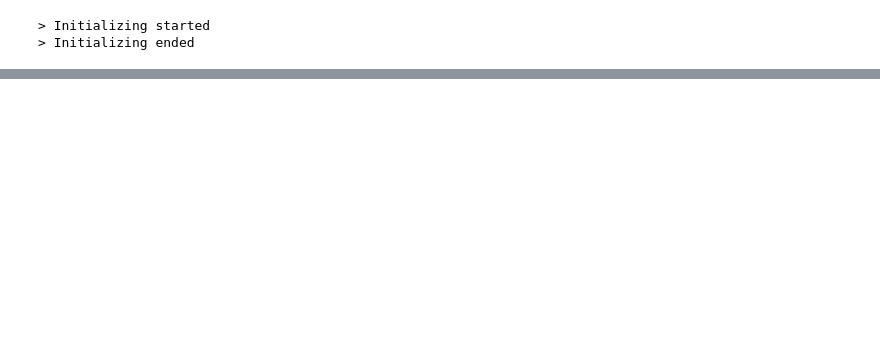
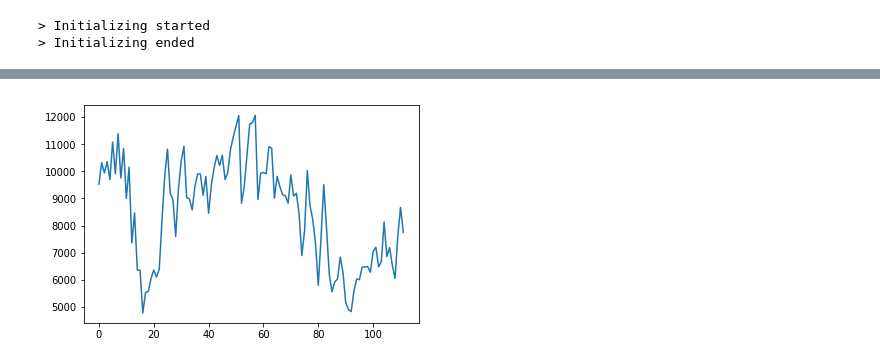
Before and after one commit to muhammadahmad2/4220Project, a Jupyter notebook: Project.ipynb, the cells around one changed output, grey strips where cells are left out. Drawn from its saved outputs; the diff is of its cells as text; code cells hidden in the pictures; blank space fills up the shorter version.

Commit message:
Eigenfaces working on video for one face

```diff
--- a/Project.ipynb
+++ b/Project.ipynb
@@ -6,11 +6,11 @@ import random
 import numpy as np
 # %%
 class Eigenfaces(object):                                                       # *** COMMENTS ***
-    faces_count = 40
+    faces_count = 2
 
     faces_dir = '.'                                                             # directory path to the AT&T faces
 
-    l = 400                                      # training images count
+    l = (400)                                      # training images count
     m = 92                                                                      # number of columns of the image
     n = 112                                                                     # number of rows of the image
     mn = m * n                                                                  # length of the column vector
@@ -27,12 +27,11 @@ class Eigenfaces(object):
         test_images = []
         labels = []
 
-
         i = 0
         a = 0
-        for imgfolder in os.listdir('./att_faces/'):
-            for filename in os.listdir('./att_faces/' + imgfolder):
-                filename = './att_faces/' + imgfolder + '/'+ filename
+        for imgfolder in os.listdir('./Bioid/'):
+            for filename in os.listdir('./Bioid/' + imgfolder):
+                filename = './Bioid/' + imgfolder + '/'+ filename
                 if (filename.lower().endswith(('.png', '.jpg', '.jpeg','.pgm'))):
                     img=cv2.imread(filename,0)
 
@@ -43,6 +42,8 @@ class Eigenfaces(object):
                     L[:, i] = img_col[:]                                      # set the cur_img-th column to the current training image
 
                     i += 1
+                    #L[:, i] = img_col[:]
+                    #i+=1
 
 
 
@@ -107,7 +108,10 @@ class Eigenfaces(object):
         norms = np.linalg.norm(diff, axis=0)
 
         closest_face_id = np.argmin(norms) +1                                     # the id [0..240) of the minerror face to the sample
-        return closest_face_id,diff,norms,self.W,S,img_col1,img_col2,img_col3,self.mean_img_col
+        return closest_face_id,norms
+# %%
+def draw_rects(img, x1, y1, x2, y2, color):
+    cv2.rectangle(img, (x1, y1), (x2, y2), color, 2)
 # %%
 if __name__ == "__main__":
     efaces = Eigenfaces()                                       # create the Eigenfaces object with the data dir
@@ -181,0 +141,60 @@ True
+# %%
+    cam = cv2.VideoCapture('./video.mpg')
+    while True:
+
+        ret, img = cam.read()
+        import time
+        start = time.time()
+
+        #img = cv2.imread('./charlie.jpg')
+
+
+        height, width, channels = img.shape
+
+        div = int(width/100)
+
+        vis = cv2.resize(img,(int(width/div), int(height/div)), interpolation = cv2.INTER_AREA)
+
+        height, width, channels = vis.shape
+
+        x = 92
+        y = 112
+
+        nom=[]
+        xy = []
+        for i in range(4):
+            w = 0
+            for a in range(width):
+                h = 0
+                if((w + x)>width):
+                    break
+                for b in range(height):
+                    if((h + y)>height):
+                        break
+                    temp = vis[h : h + y, w : w + x]
+                    liv,norms = efaces.classify(temp)
+                    nom.append(norms[liv-1])
+                    xy.append([h+20*i,y+20*i,w+20*i,x+20*i])
+                    h += 5
+
+                w += 5
+            x -= 20
+            y -= 20
+
+        done = time.time()
+        elapsed = done - start
+        print(elapsed)
+
+        h,y,w,x=xy[np.argmin(nom)]
+        draw_rects(img, w,h,w + x,h + y, (255,255,255))
+
+
+        cv2.imshow('facedetect', img)
+        #cv2.waitKey(0)
+        if 0xFF & cv2.waitKey(5) == 27:
+            break
+    cv2.destroyAllWindows()
+
+    plt.plot(nom)
+    plt.show()
+# %% [output]
@@ -181,0 +218 @@ True
+[figure, added]
```
Also changed, not shown: parts of 4 cells of this notebook, 1 other file.
